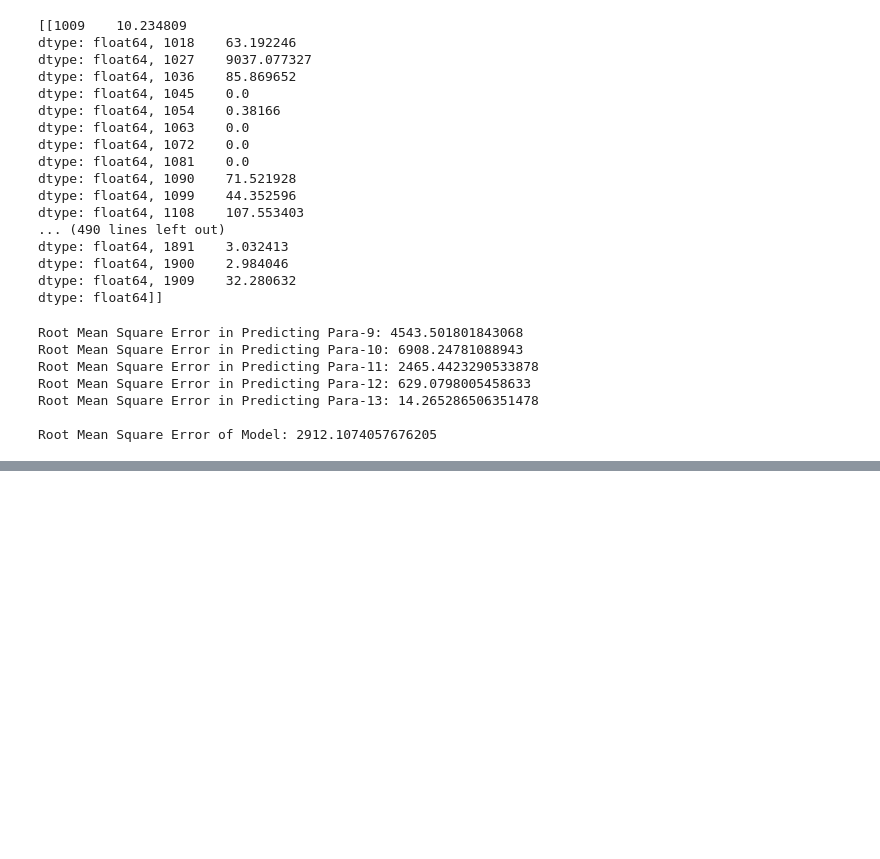
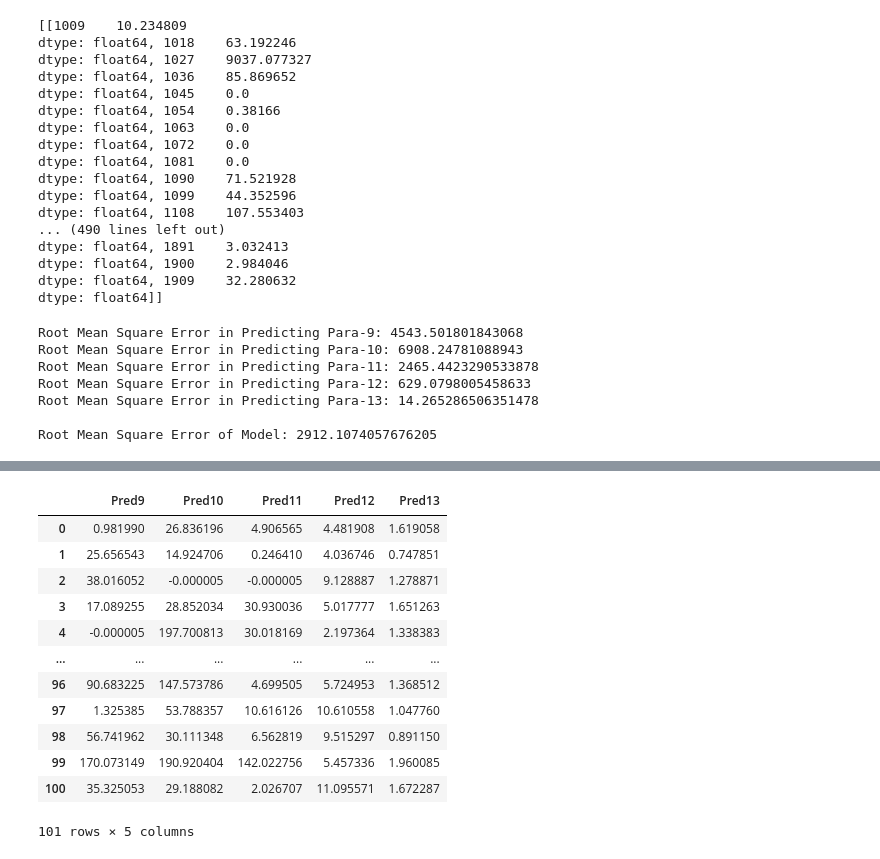
Before and after one commit to bhavyatyagi/Prediction-in-Time-Series-Dataset, a Jupyter notebook: Bhavya_102097014_4CS2_BIS_Project1.ipynb, the cells around one changed output, grey strips where cells are left out. Cells and saved outputs as stored; diff of their text form; code cells hidden in the pictures; blank space fills up the shorter version.

```diff
--- a/Bhavya_102097014_4CS2_BIS_Project1.ipynb
+++ b/Bhavya_102097014_4CS2_BIS_Project1.ipynb
@@ -461,0 +425,19 @@ X
+# %%
+y_pred=pd.DataFrame(master_result, dtype='float')
+y_pred=y_pred.transpose()
+y_pred.columns=['Pred9','Pred10','Pred11','Pred12','Pred13']
+y_pred
+# %% [output]
+|  | Pred9 | Pred10 | Pred11 | Pred12 | Pred13 |
+| 0 | 0.981990 | 26.836196 | 4.906565 | 4.481908 | 1.619058 |
+| 1 | 25.656543 | 14.924706 | 0.246410 | 4.036746 | 0.747851 |
+| 2 | 38.016052 | -0.000005 | -0.000005 | 9.128887 | 1.278871 |
+| 3 | 17.089255 | 28.852034 | 30.930036 | 5.017777 | 1.651263 |
+| 4 | -0.000005 | 197.700813 | 30.018169 | 2.197364 | 1.338383 |
+| ... | ... | ... | ... | ... | ... |
+| 96 | 90.683225 | 147.573786 | 4.699505 | 5.724953 | 1.368512 |
+| 97 | 1.325385 | 53.788357 | 10.616126 | 10.610558 | 1.047760 |
+| 98 | 56.741962 | 30.111348 | 6.562819 | 9.515297 | 0.891150 |
+| 99 | 170.073149 | 190.920404 | 142.022756 | 5.457336 | 1.960085 |
+| 100 | 35.325053 | 29.188082 | 2.026707 | 11.095571 | 1.672287 |
+101 rows × 5 columns
```
Also changed, not shown: parts of 12 cells of this notebook.
